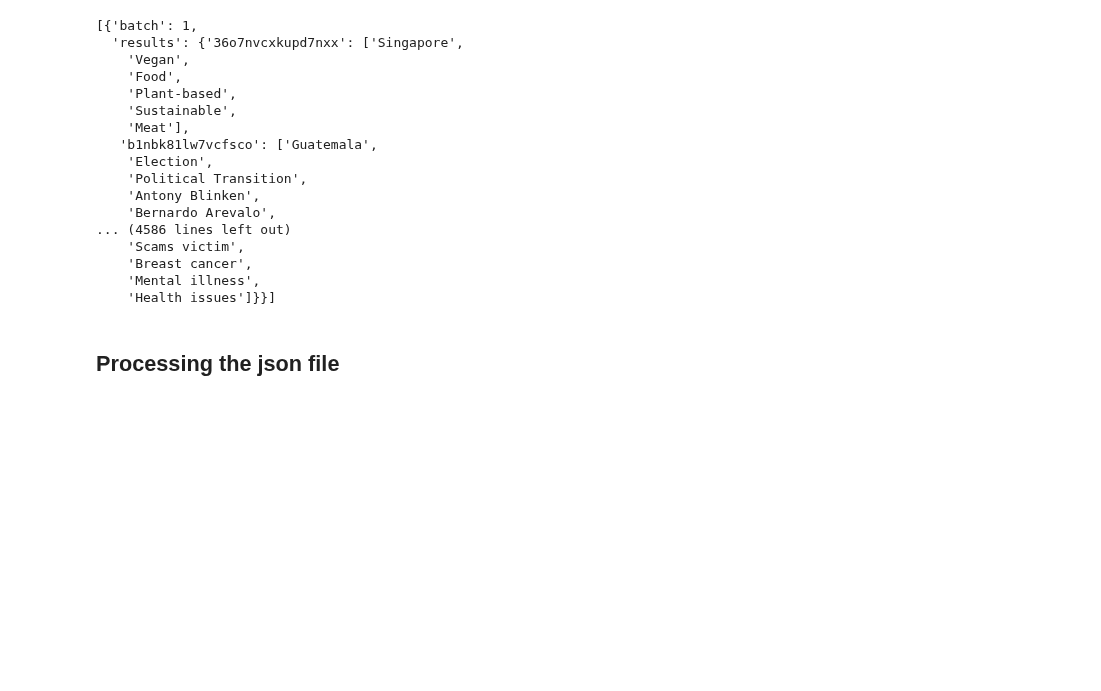
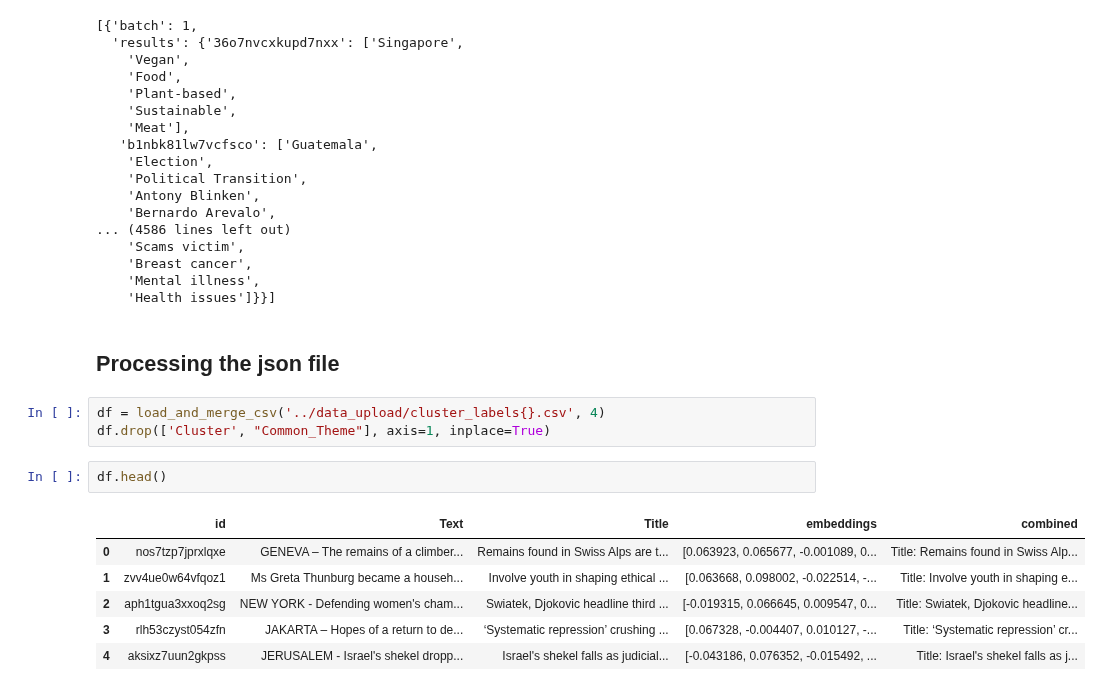
Before and after one commit to mcxraider/sph-timeline-project, a Jupyter notebook: src/generate_tags.ipynb, the cells around one changed output. Saved outputs shown, nothing was run; the diff lists cells and outputs as text; blank space fills up the shorter version.

```diff
--- a/src/generate_tags.ipynb
+++ b/src/generate_tags.ipynb
@@ -200,3 +200,15 @@ All tasks in batch 16 completed, cooling down for 60 seconds...
     'Health issues']}}]
 # %% [markdown]
 ## Processing the json file
+# %%
+df = load_and_merge_csv('../data_upload/cluster_labels{}.csv', 4)
+df.drop(['Cluster', "Common_Theme"], axis=1, inplace=True)
+# %%
+df.head()
+# %% [output]
+|  | id | Text | Title | embeddings | combined |
+| 0 | nos7tzp7jprxlqxe | GENEVA – The remains of a climber... | Remains found in Swiss Alps are t... | [0.063923, 0.065677, -0.001089, 0... | Title: Remains found in Swiss Alp... |
+| 1 | zvv4ue0w64vfqoz1 | Ms Greta Thunburg became a househ... | Involve youth in shaping ethical ... | [0.063668, 0.098002, -0.022514, -... | Title: Involve youth in shaping e... |
+| 2 | aph1tgua3xxoq2sg | NEW YORK - Defending women's cham... | Swiatek, Djokovic headline third ... | [-0.019315, 0.066645, 0.009547, 0... | Title: Swiatek, Djokovic headline... |
+| 3 | rlh53czyst054zfn | JAKARTA – Hopes of a return to de... | ‘Systematic repression’ crushing ... | [0.067328, -0.004407, 0.010127, -... | Title: ‘Systematic repression’ cr... |
+| 4 | aksixz7uun2gkpss | JERUSALEM - Israel's shekel dropp... | Israel's shekel falls as judicial... | [-0.043186, 0.076352, -0.015492, ... | Title: Israel's shekel falls as j... |
```
Also changed, not shown: parts of 5 cells of this notebook, 1 other file.
